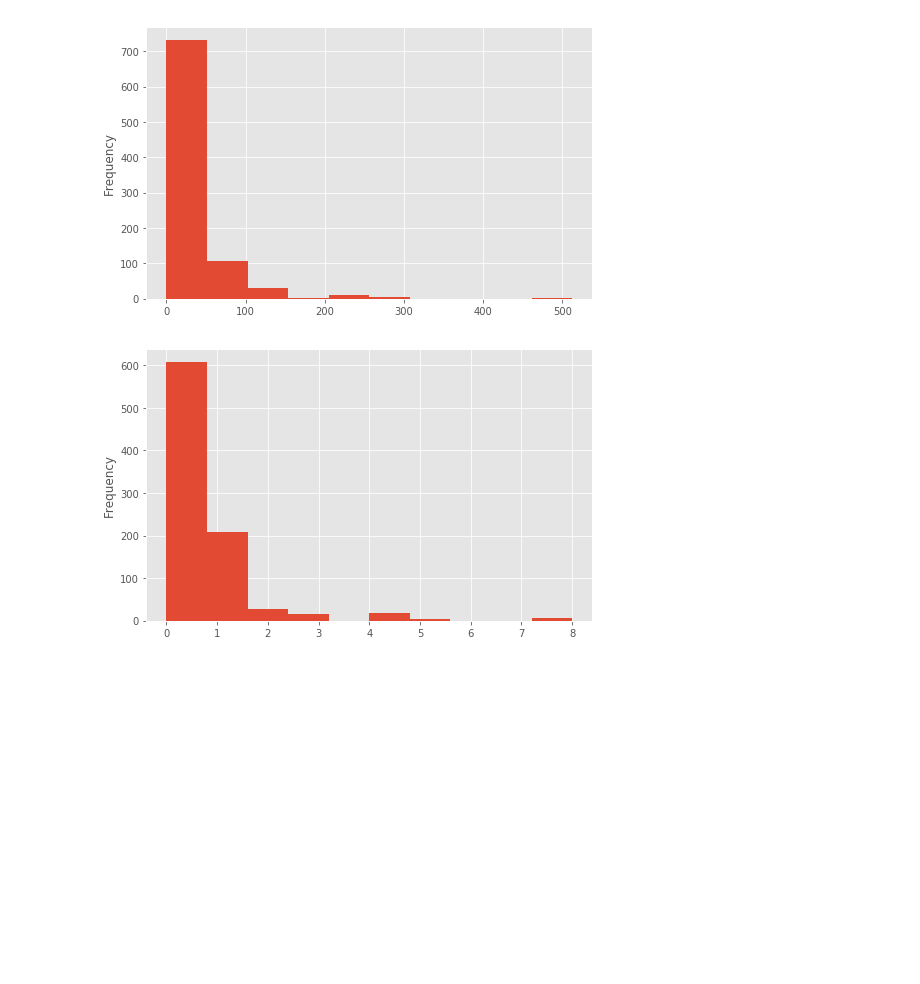
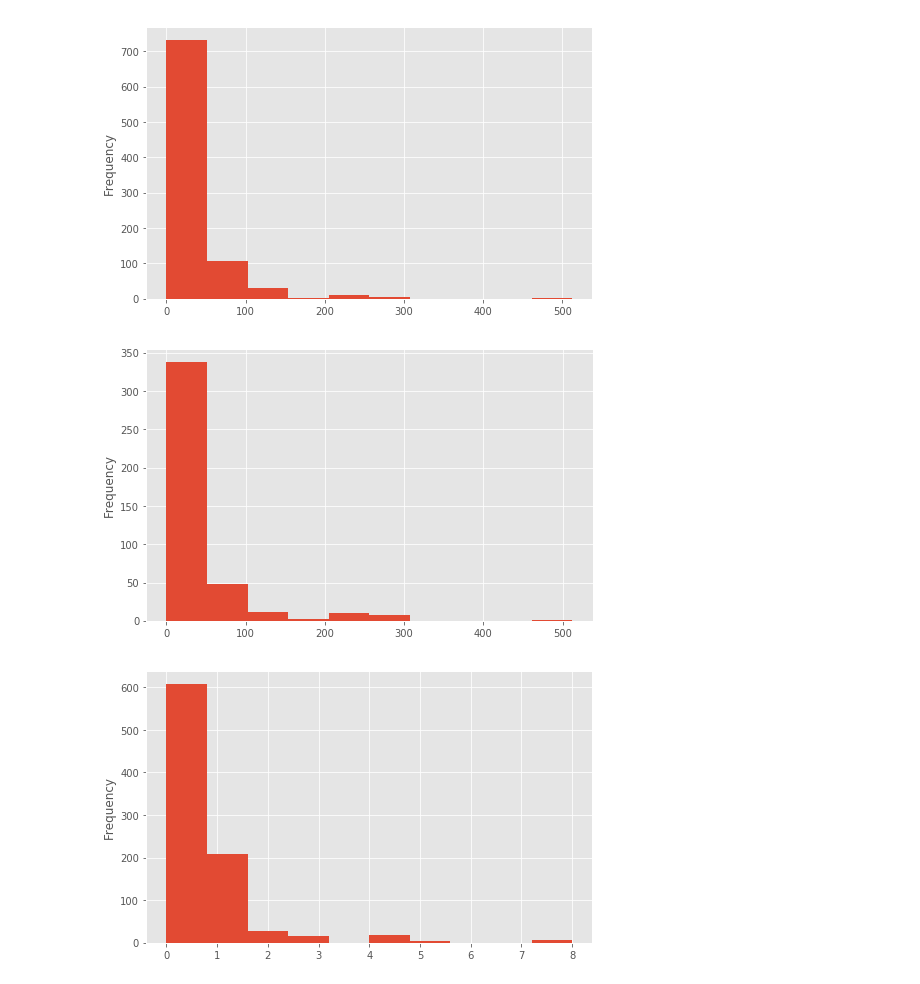
Before and after one commit to RachelPengmkt/Titanic-Machine-Learning-from-Disaster-Classification-Prediction, a Jupyter notebook: Titanic-Machine-Learning-from-Disaster-Classification-Prediction.ipynb, the cells around one changed output. Saved outputs shown, nothing was run; the diff lists cells and outputs as text; code cells hidden in the pictures; blank space fills up the shorter version.

```diff
--- a/Titanic-Machine-Learning-from-Disaster-Classification-Prediction.ipynb
+++ b/Titanic-Machine-Learning-from-Disaster-Classification-Prediction.ipynb
@@ -98,4 +95,9 @@ train_data['Fare'].plot(kind='hist',figsize=(8, 5))
 plt.show()
 # %% [output]
 [figure]
+# %%
+data_all[1]['Fare'].plot(kind='hist',figsize=(8, 5))
+plt.show()
+# %% [output]
+[figure, added]
 # %%
```
Also changed, not shown: parts of 41 cells of this notebook.
